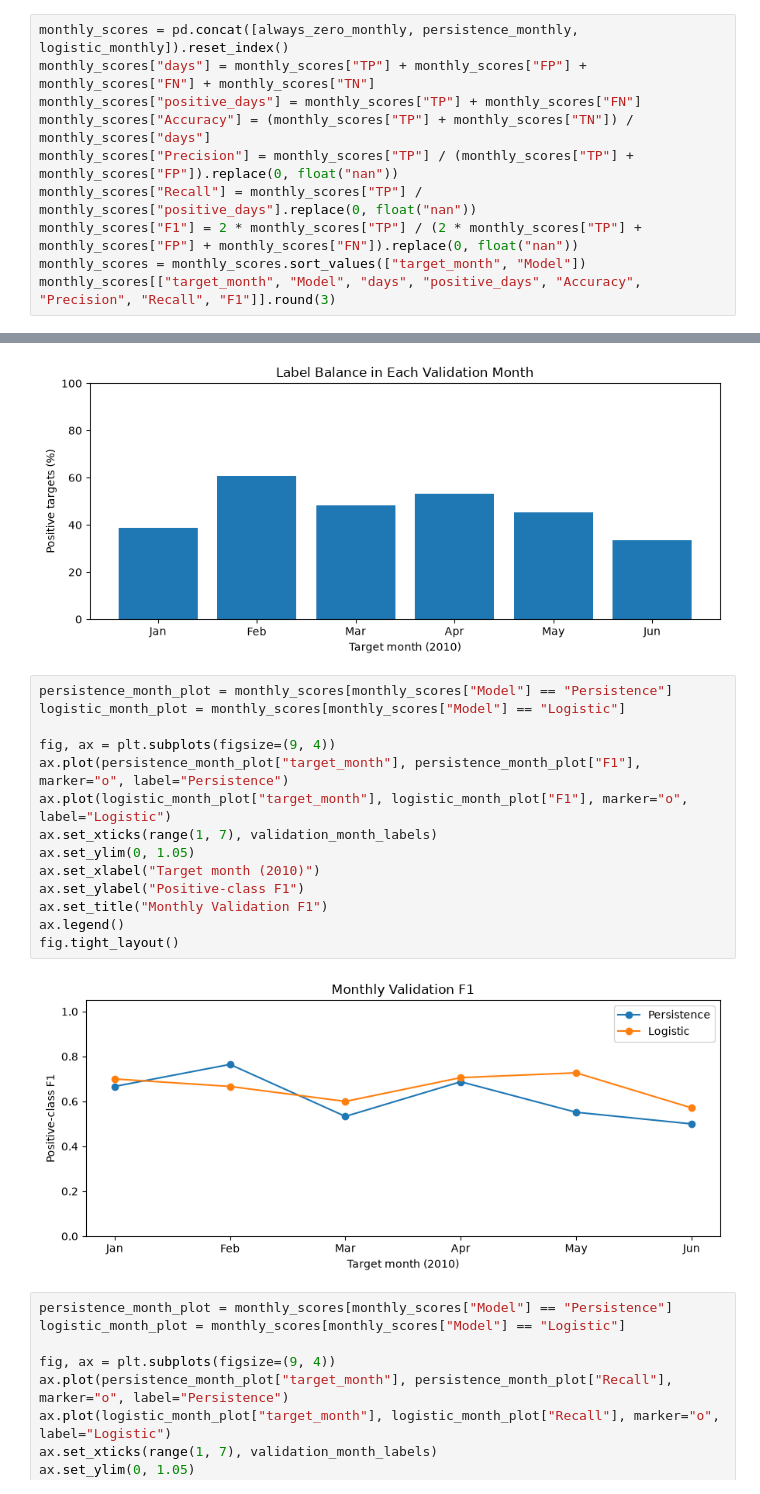
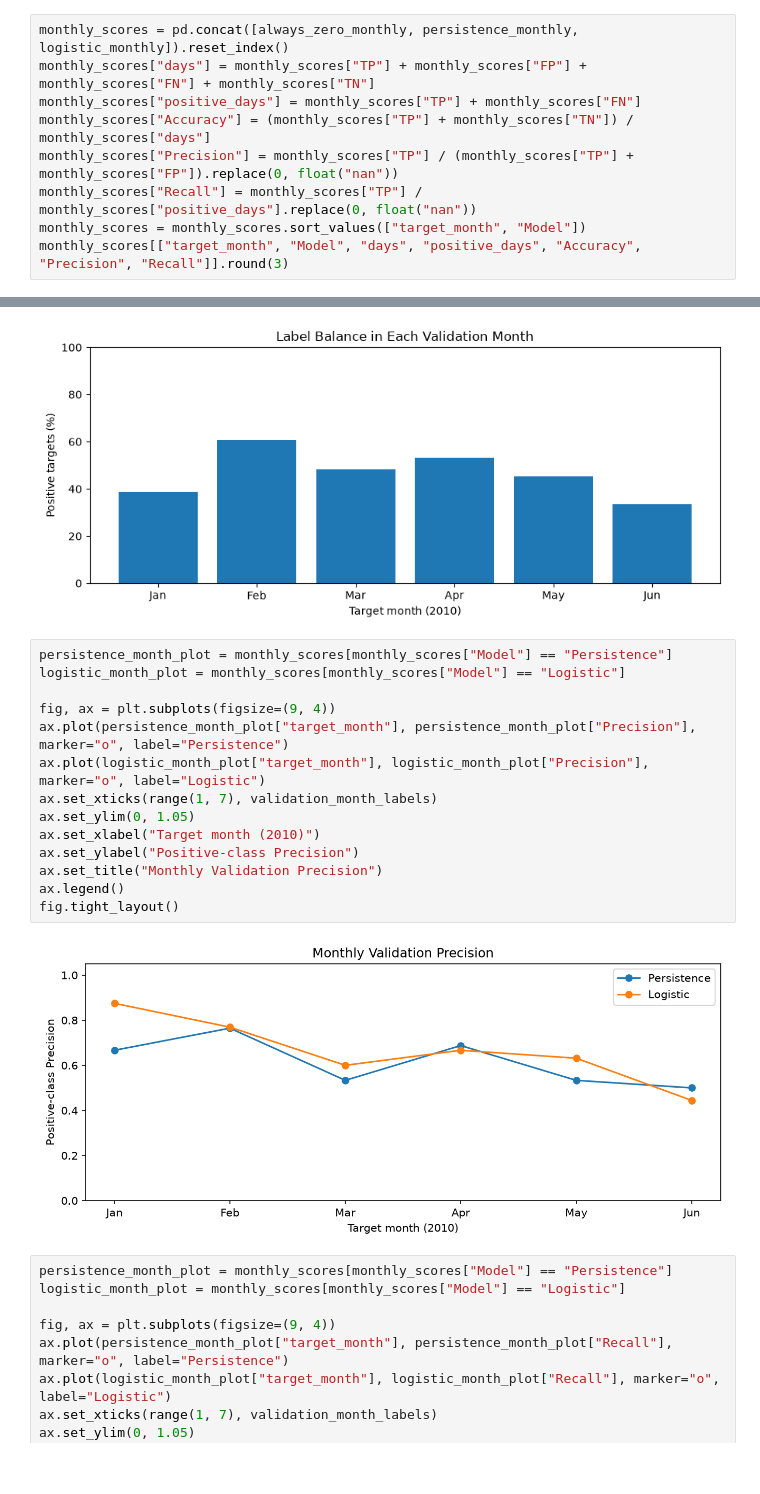
Before and after one commit to yiksu1312/AISCI290A_WP, a Jupyter notebook: notebooks/05_precipitation_prediction.ipynb, the cells around one changed output, grey strips where cells are left out. Drawn from its saved outputs; the diff is of its cells as text; blank space fills up the shorter version.

```diff
--- a/notebooks/05_precipitation_prediction.ipynb
+++ b/notebooks/05_precipitation_prediction.ipynb
@@ -1020,7 +1029,6 @@ monthly_scores["positive_days"] = monthly_scores["TP"] + monthly_scores["FN"]
 monthly_scores["Accuracy"] = (monthly_scores["TP"] + monthly_scores["TN"]) / monthly_scores["days"]
 monthly_scores["Precision"] = monthly_scores["TP"] / (monthly_scores["TP"] + monthly_scores["FP"]).replace(0, float("nan"))
 monthly_scores["Recall"] = monthly_scores["TP"] / monthly_scores["positive_days"].replace(0, float("nan"))
-monthly_scores["F1"] = 2 * monthly_scores["TP"] / (2 * monthly_scores["TP"] + monthly_scores["FP"] + monthly_scores["FN"]).replace(0, float("nan"))
 monthly_scores = monthly_scores.sort_values(["target_month", "Model"])
-monthly_scores[["target_month", "Model", "days", "positive_days", "Accuracy", "Precision", "Recall", "F1"]].round(3)
+monthly_scores[["target_month", "Model", "days", "positive_days", "Accuracy", "Precision", "Recall"]].round(3)
 # %% [output]
@@ -1061,19 +1069,19 @@ fig.tight_layout()
 # %%
 persistence_month_plot = monthly_scores[monthly_scores["Model"] == "Persistence"]
 logistic_month_plot = monthly_scores[monthly_scores["Model"] == "Logistic"]
 
 fig, ax = plt.subplots(figsize=(9, 4))
-ax.plot(persistence_month_plot["target_month"], persistence_month_plot["F1"], marker="o", label="Persistence")
-ax.plot(logistic_month_plot["target_month"], logistic_month_plot["F1"], marker="o", label="Logistic")
+ax.plot(persistence_month_plot["target_month"], persistence_month_plot["Precision"], marker="o", label="Persistence")
+ax.plot(logistic_month_plot["target_month"], logistic_month_plot["Precision"], marker="o", label="Logistic")
 ax.set_xticks(range(1, 7), validation_month_labels)
 ax.set_ylim(0, 1.05)
 ax.set_xlabel("Target month (2010)")
-ax.set_ylabel("Positive-class F1")
-ax.set_title("Monthly Validation F1")
+ax.set_ylabel("Positive-class Precision")
+ax.set_title("Monthly Validation Precision")
 ax.legend()
 fig.tight_layout()
 # %% [output]
-[figure, old version]
+[figure, new version]
 # %%
 persistence_month_plot = monthly_scores[monthly_scores["Model"] == "Persistence"]
 logistic_month_plot = monthly_scores[monthly_scores["Model"] == "Logistic"]
```
Also changed, not shown: parts of 59 cells of this notebook, 55 other files.
